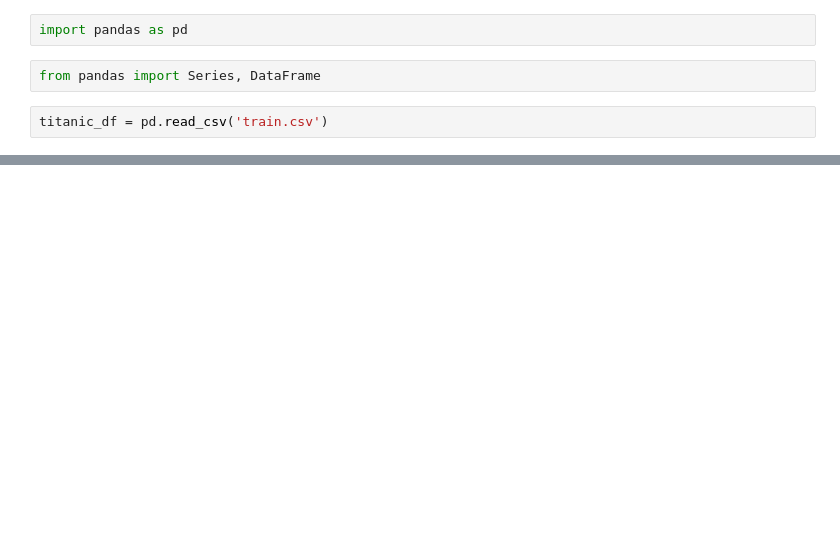
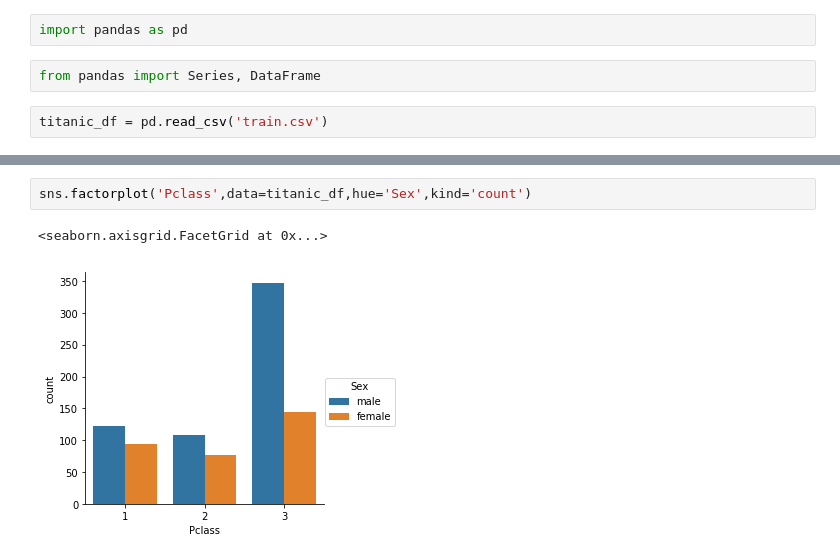
Before and after one commit to raviverma16/jupyter_ml_titaninc, a Jupyter notebook: titanic_n.ipynb, the cells around one changed output, grey strips where cells are left out. Drawn from its saved outputs; the diff is of its cells as text; blank space fills up the shorter version.

```diff
--- a/titanic_n.ipynb
+++ b/titanic_n.ipynb
@@ -15,0 +26,5 @@ titanic_df.head()
+# %%
+sns.factorplot('Pclass',data=titanic_df,hue='Sex',kind='count')
+# %% [output]
+<seaborn.axisgrid.FacetGrid at 0x...>
+[figure, added]
```
Also changed, not shown: parts of 30 cells of this notebook.
